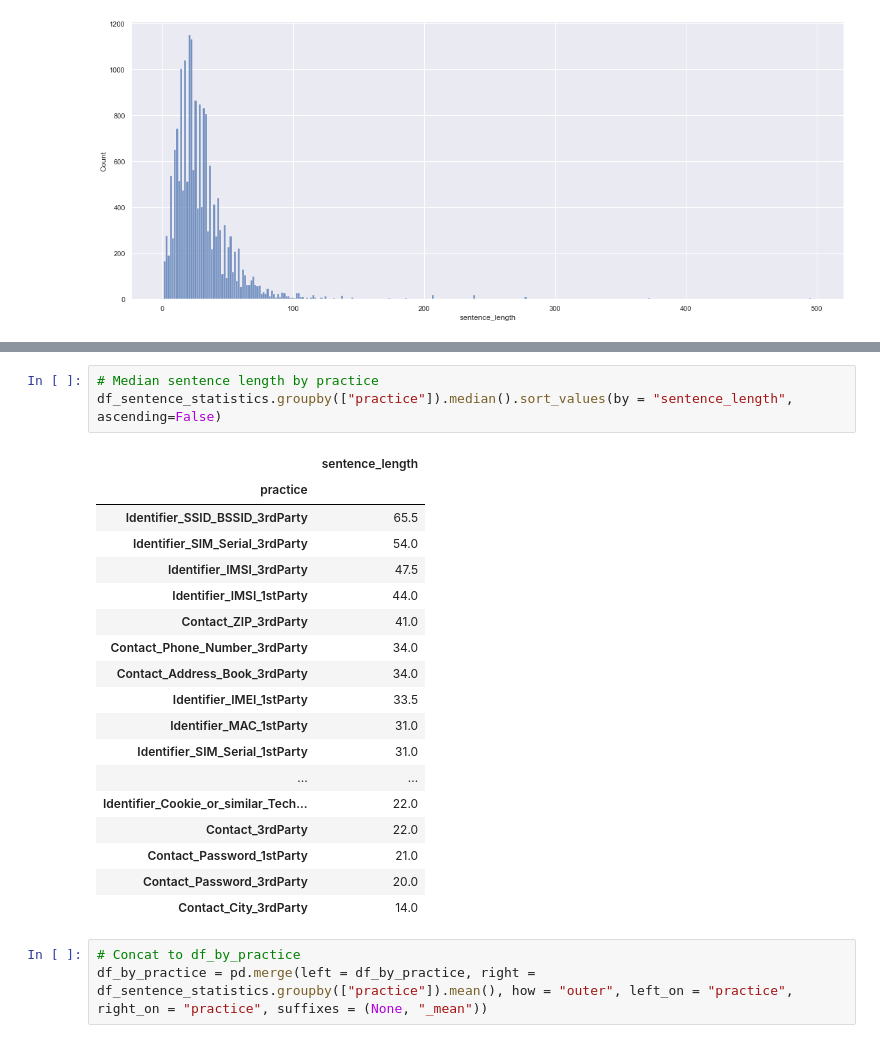
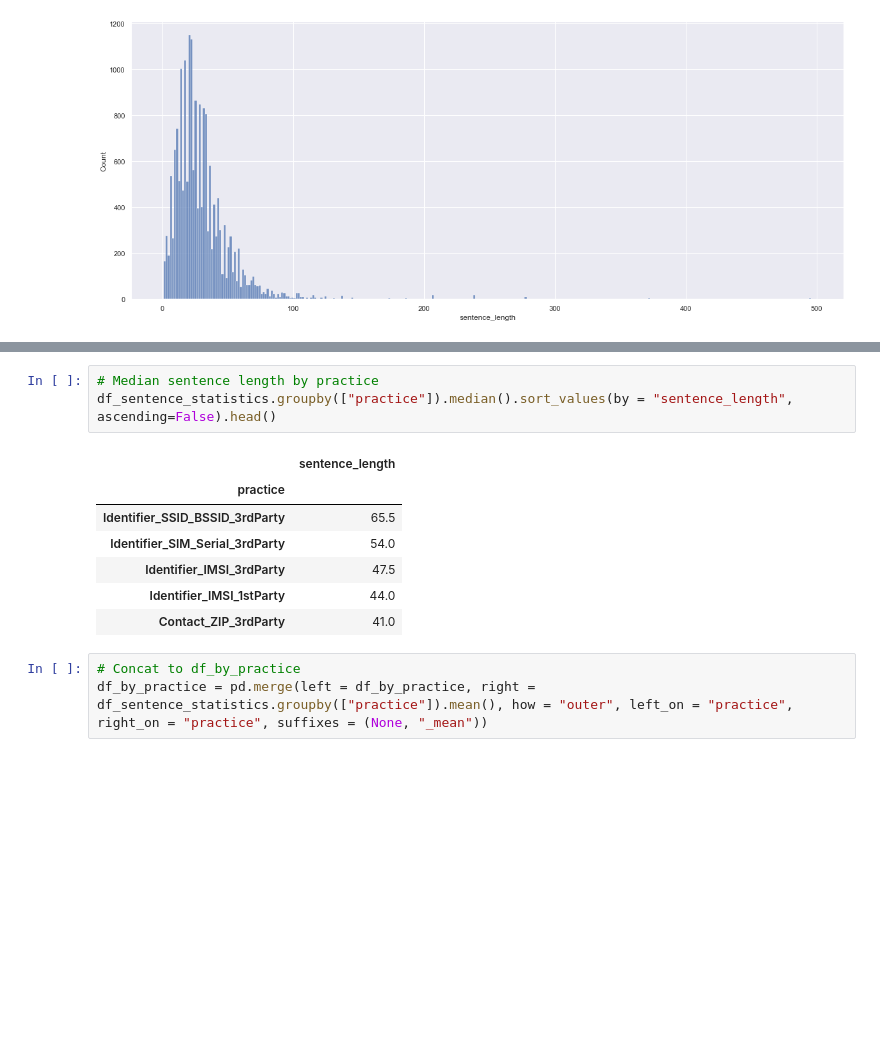
Before and after one commit to TristanKoh/capstone-repo, a Jupyter notebook: code/eda_sentence_text.ipynb, the cells around one changed output, grey strips where cells are left out. Cells and saved outputs as stored; diff of their text form; blank space fills up the shorter version.

```diff
--- a/code/eda_sentence_text.ipynb
+++ b/code/eda_sentence_text.ipynb
@@ -124,25 +97,14 @@ df_sentence_statistics.groupby(["practice"]).mean().sort_values(by = "sentence_l
 # %%
 # Median sentence length by practice
-df_sentence_statistics.groupby(["practice"]).median().sort_values(by = "sentence_length", ascending=False)
+df_sentence_statistics.groupby(["practice"]).median().sort_values(by = "sentence_length", ascending=False).head()
 # %% [output]
 |  | sentence_length |
 | practice |  |
 | Identifier_SSID_BSSID_3rdParty | 65.5 |
 | Identifier_SIM_Serial_3rdParty | 54.0 |
 | Identifier_IMSI_3rdParty | 47.5 |
 | Identifier_IMSI_1stParty | 44.0 |
 | Contact_ZIP_3rdParty | 41.0 |
-| Contact_Phone_Number_3rdParty | 34.0 |
-| Contact_Address_Book_3rdParty | 34.0 |
-| Identifier_IMEI_1stParty | 33.5 |
-| Identifier_MAC_1stParty | 31.0 |
-| Identifier_SIM_Serial_1stParty | 31.0 |
-| ... | ... |
-| Identifier_Cookie_or_similar_Tech... | 22.0 |
-| Contact_3rdParty | 22.0 |
-| Contact_Password_1stParty | 21.0 |
-| Contact_Password_3rdParty | 20.0 |
-| Contact_City_3rdParty | 14.0 |
 # %%
 # Concat to df_by_practice
 df_by_practice = pd.merge(left = df_by_practice, right = df_sentence_statistics.groupby(["practice"]).mean(), how = "outer", left_on = "practice", right_on = "practice", suffixes = (None, "_mean"))
```
Also changed, not shown: parts of 14 cells of this notebook, 1 other file.
